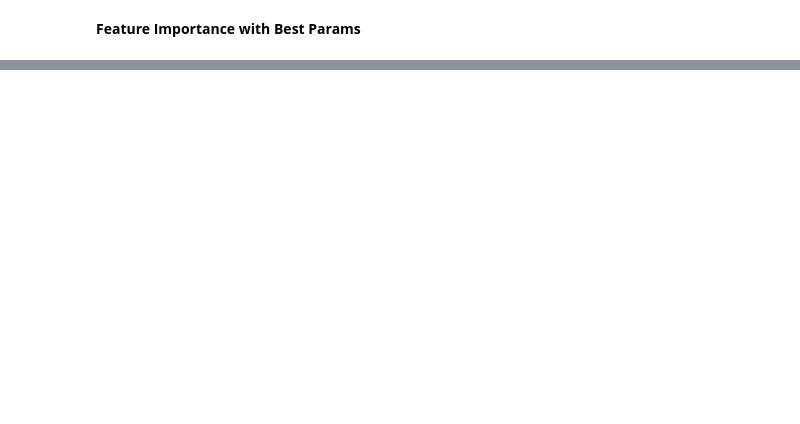
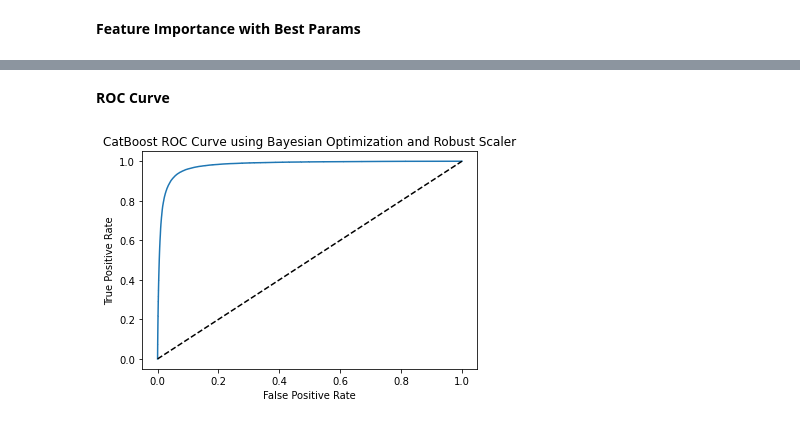
Before and after one commit to mitchellramsey/sba-hra-analysis, a Jupyter notebook: models/4.3_modeling_catboost_mr_2022_0421.ipynb, the cells around one changed output, grey strips where cells are left out. Cells and saved outputs as stored; diff of their text form; code cells hidden in the pictures; blank space fills up the shorter version.

```diff
--- a/models/4.3_modeling_catboost_mr_2022_0421.ipynb
+++ b/models/4.3_modeling_catboost_mr_2022_0421.ipynb
@@ -244,0 +439,6 @@ model_results, best_model_params = appendModelingResults(model_results, best_mod
+# %% [markdown]
+**ROC Curve**
+# %%
+metrics['auc'] = drawRocCurve(cbc_bo_rs_mod1, X_train_rs, X_test_rs, y_train_rs, y_test_rs, mod_info)
+# %% [output]
+[figure, added]
```
Also changed, not shown: parts of 97 cells of this notebook, 4 other files.
